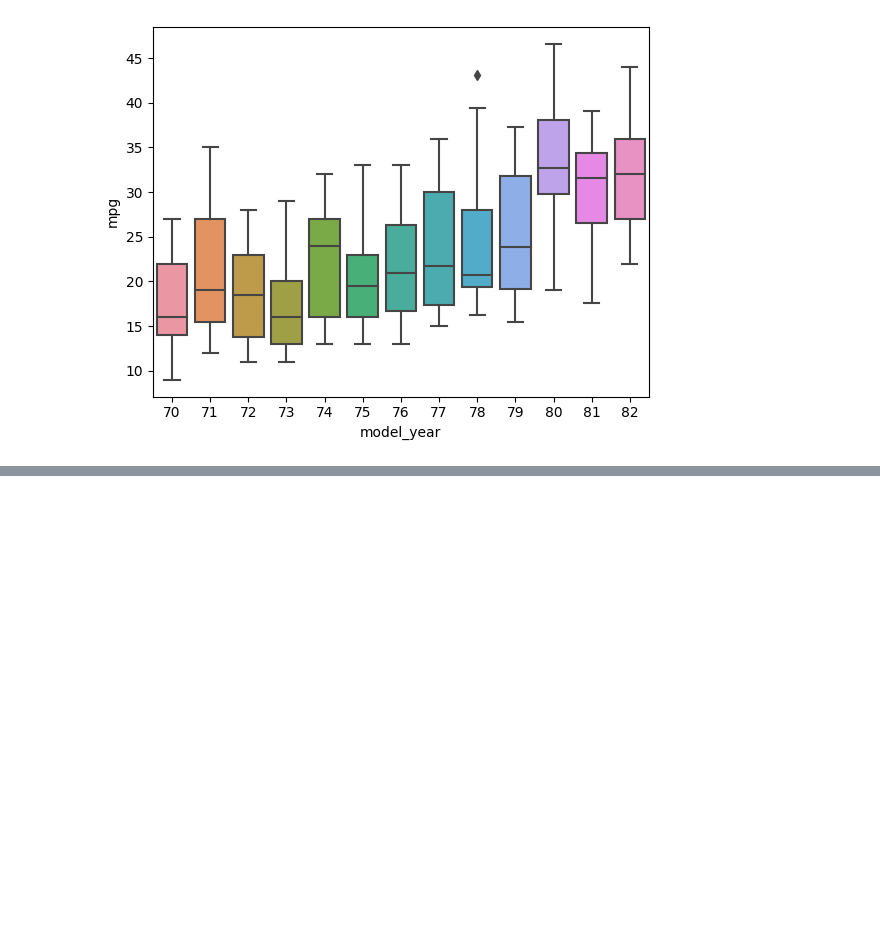
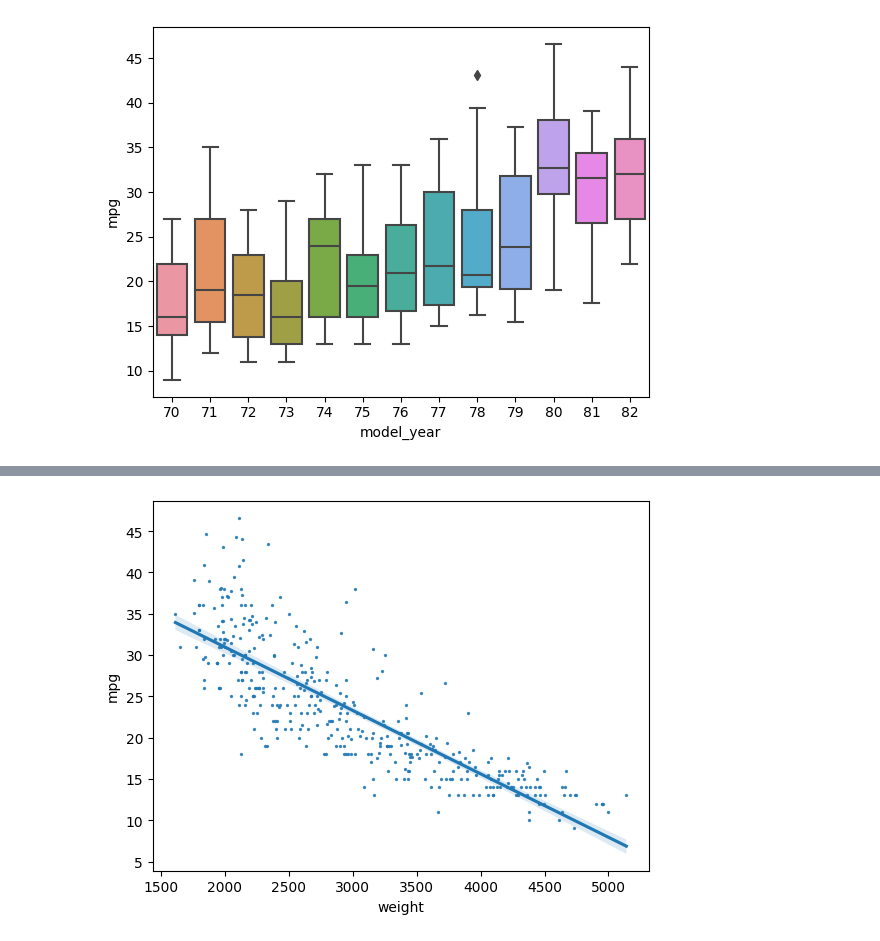
Before and after one commit to HakanAkerblom/Statistics, a Jupyter notebook: cars_test.ipynb, the cells around one changed output, grey strips where cells are left out. Cells and saved outputs as stored; diff of their text form; code cells hidden in the pictures; blank space fills up the shorter version.

```diff
--- a/cars_test.ipynb
+++ b/cars_test.ipynb
@@ -143,3 +149,11 @@ plt.savefig("images/boxplot_model_year_mpg.png")
 cars_describe = cars.describe()
 cars_describe_styled = cars_describe.style.background_gradient()
 dfi.export(cars_describe, "images/cars_describe.png")
+# %%
+
+ax = sns.regplot(cars, x="weight", y="mpg", scatter_kws={"s":2})
+
+
+plt.show()
+# %% [output]
+[figure, added]
```
Also changed, not shown: parts of 10 cells of this notebook, 4 other files.
